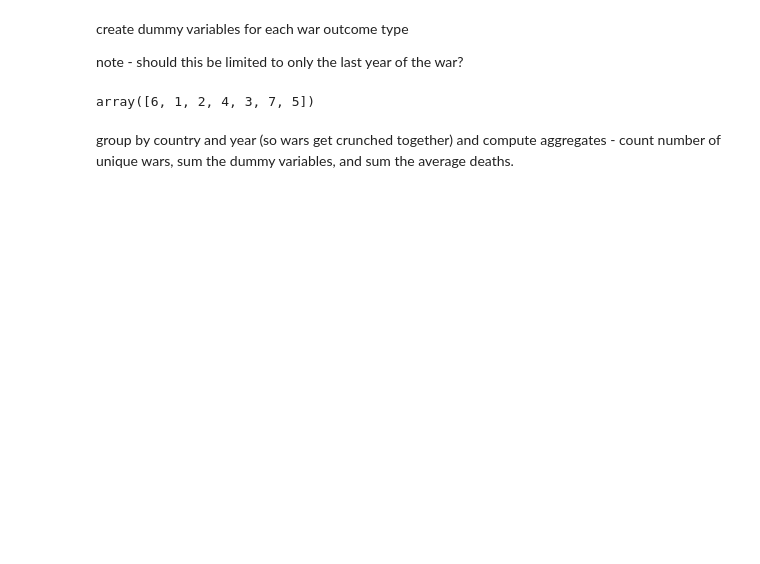
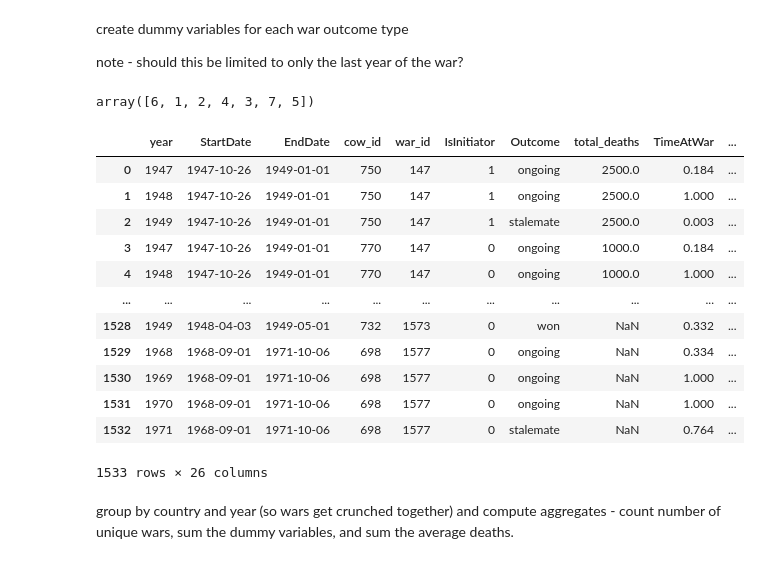
Before and after one commit to jenna-jordan/international-relations-database-extended, a Jupyter notebook: Mashup_Data/Merge_CoW.ipynb, the cells around one changed output. Saved outputs shown, nothing was run; the diff lists cells and outputs as text; code cells hidden in the pictures; blank space fills up the shorter version.

```diff
--- a/Mashup_Data/Merge_CoW.ipynb
+++ b/Mashup_Data/Merge_CoW.ipynb
@@ -211,3 +185,19 @@ cow_merged2 = pd.concat([cow_merged2, outcome_dummy], axis=1)
+# %%
+cow_merged
+# %% [output]
+|  | year | StartDate | EndDate | cow_id | war_id | IsInitiator | Outcome | total_deaths | TimeAtWar | ... |
+| 0 | 1947 | 1947-10-26 | 1949-01-01 | 750 | 147 | 1 | ongoing | 2500.0 | 0.184 | ... |
+| 1 | 1948 | 1947-10-26 | 1949-01-01 | 750 | 147 | 1 | ongoing | 2500.0 | 1.000 | ... |
+| 2 | 1949 | 1947-10-26 | 1949-01-01 | 750 | 147 | 1 | stalemate | 2500.0 | 0.003 | ... |
+| 3 | 1947 | 1947-10-26 | 1949-01-01 | 770 | 147 | 0 | ongoing | 1000.0 | 0.184 | ... |
+| 4 | 1948 | 1947-10-26 | 1949-01-01 | 770 | 147 | 0 | ongoing | 1000.0 | 1.000 | ... |
+| ... | ... | ... | ... | ... | ... | ... | ... | ... | ... | ... |
+| 1528 | 1949 | 1948-04-03 | 1949-05-01 | 732 | 1573 | 0 | won | NaN | 0.332 | ... |
+| 1529 | 1968 | 1968-09-01 | 1971-10-06 | 698 | 1577 | 0 | ongoing | NaN | 0.334 | ... |
+| 1530 | 1969 | 1968-09-01 | 1971-10-06 | 698 | 1577 | 0 | ongoing | NaN | 1.000 | ... |
+| 1531 | 1970 | 1968-09-01 | 1971-10-06 | 698 | 1577 | 0 | ongoing | NaN | 1.000 | ... |
+| 1532 | 1971 | 1968-09-01 | 1971-10-06 | 698 | 1577 | 0 | stalemate | NaN | 0.764 | ... |
+1533 rows × 26 columns
 # %% [markdown]
 group by country and year (so wars get crunched together) and compute aggregates - count number of unique wars, sum the dummy variables, and sum the average deaths.
 # %%
```
Also changed, not shown: parts of 16 cells of this notebook, 7 other files.
